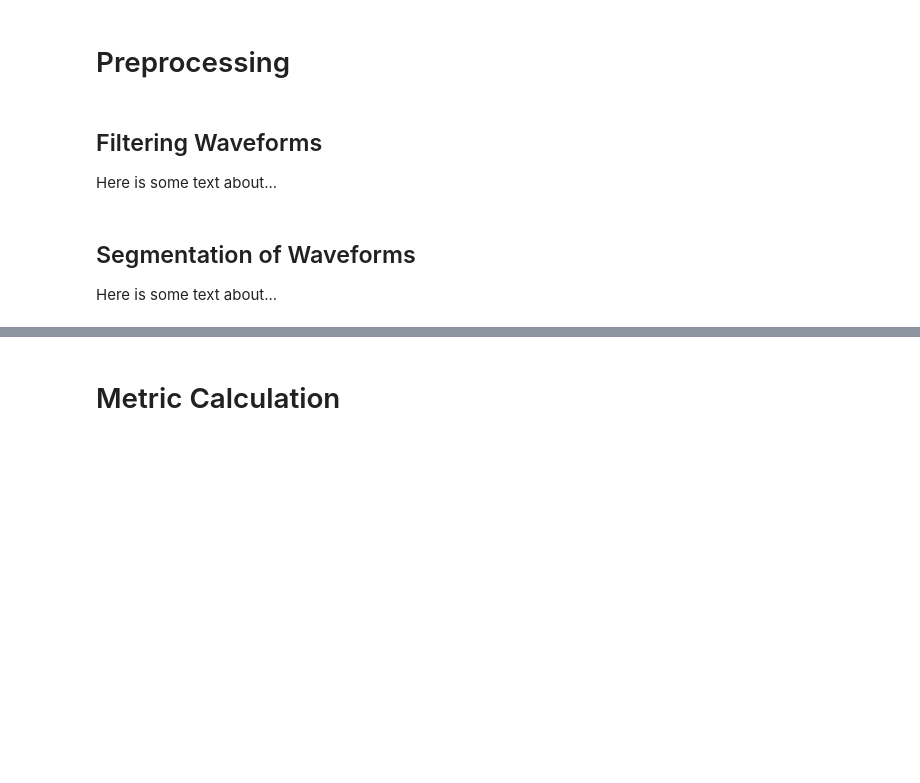
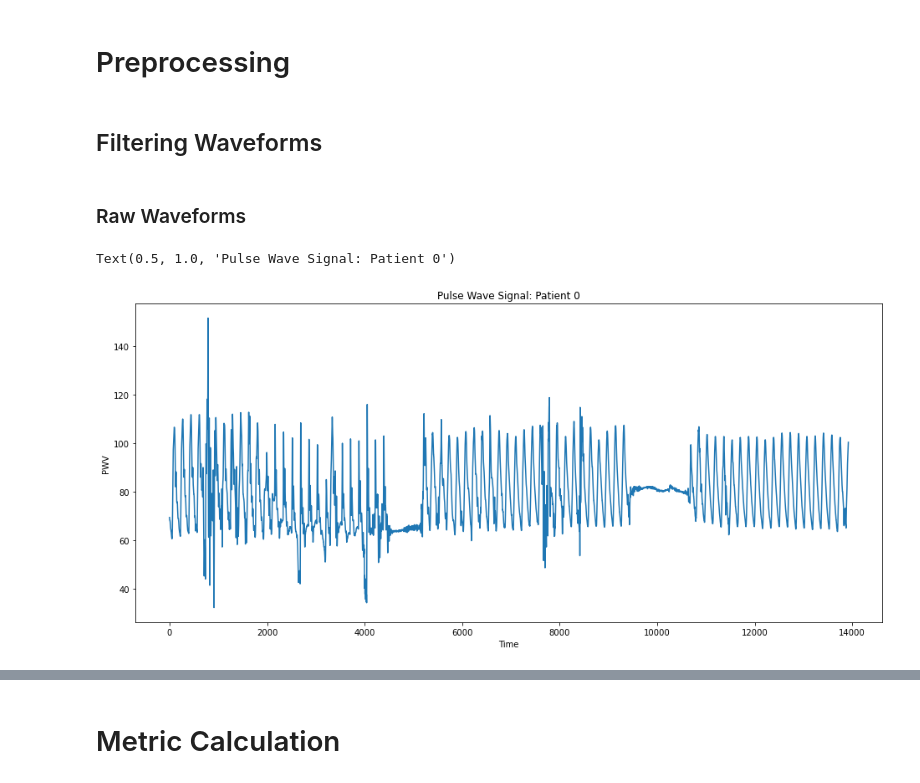
Before and after one commit to jozieLamp/PWV, a Jupyter notebook: full_demo/demo.ipynb, the cells around one changed output, grey strips where cells are left out. Cells and saved outputs as stored; diff of their text form; code cells hidden in the pictures; blank space fills up the shorter version.

Commit message:
Basic demo code in notebook

```diff
--- a/full_demo/demo.ipynb
+++ b/full_demo/demo.ipynb
@@ -16,8 +16,22 @@ import pwv
 waveformData, segmentIndices = pwv.preprocess("/home/anrath/projects/research/josie/PWV/full_demo/Raw Data")
 # %% [markdown]
 ## Filtering Waveforms
-
-Here is some text about...
-# %% [markdown]
-## Segmentation of Waveforms
-Here is some text about...
+# %% [markdown]
+### Raw Waveforms
+# %%
+sample_rate=240.0
+bpmin=0
+bpmax=550
+
+data = hp.get_data("/home/anrath/projects/research/josie/PWV/full_demo/Raw Data/X001.txt", delim = ' ', column_name = 'AO')
+data = np.array([bpmin if i <= bpmin else (bpmax if i > bpmax else i) for i in data])
+wd, m = hp.process(hrdata=data, sample_rate=sample_rate, bpmmin=bpmin, bpmmax=bpmax)
+
+plt.figure(figsize=(16,7))
+plt.plot(wd['hr'])
+plt.xlabel("Time")
+plt.ylabel("PWV")
+plt.title("Pulse Wave Signal: Patient 0")
+# %% [output]
+Text(0.5, 1.0, 'Pulse Wave Signal: Patient 0')
+[figure, added]
```
Also changed, not shown: parts of 6 cells of this notebook, 1 other file.
